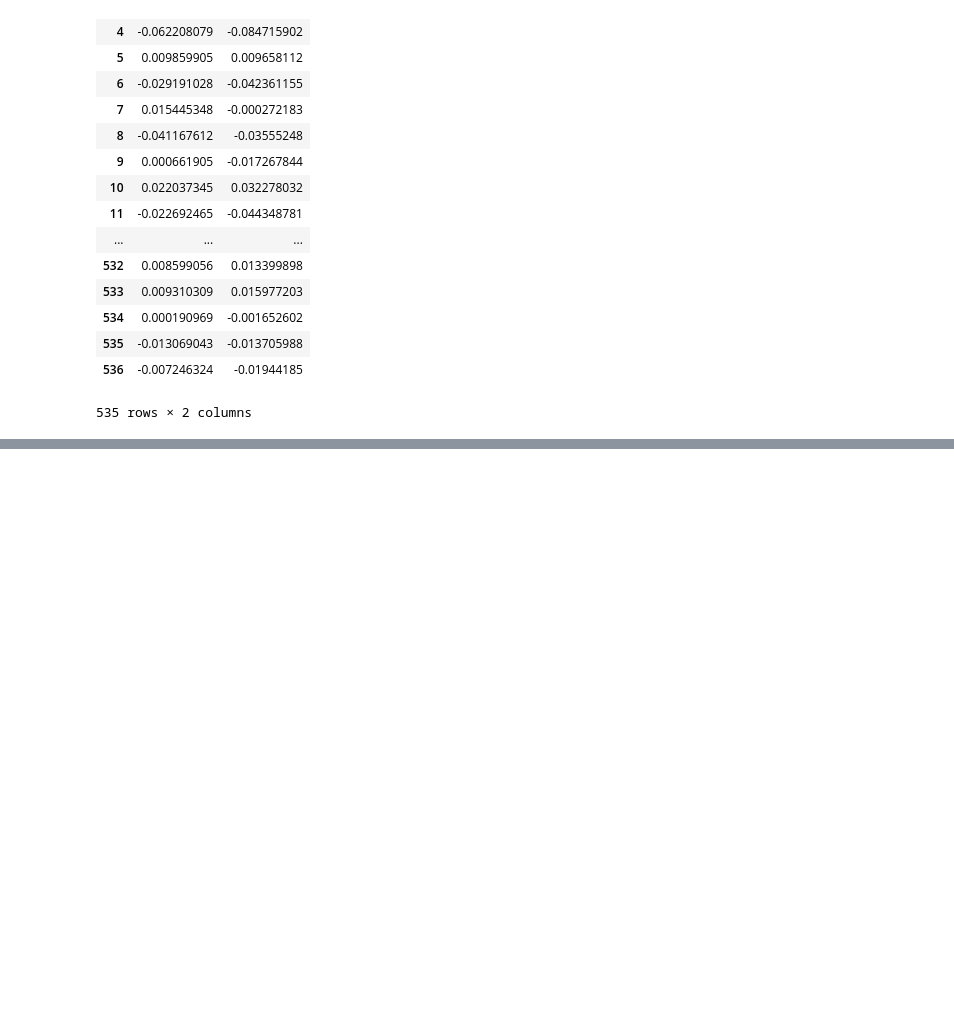
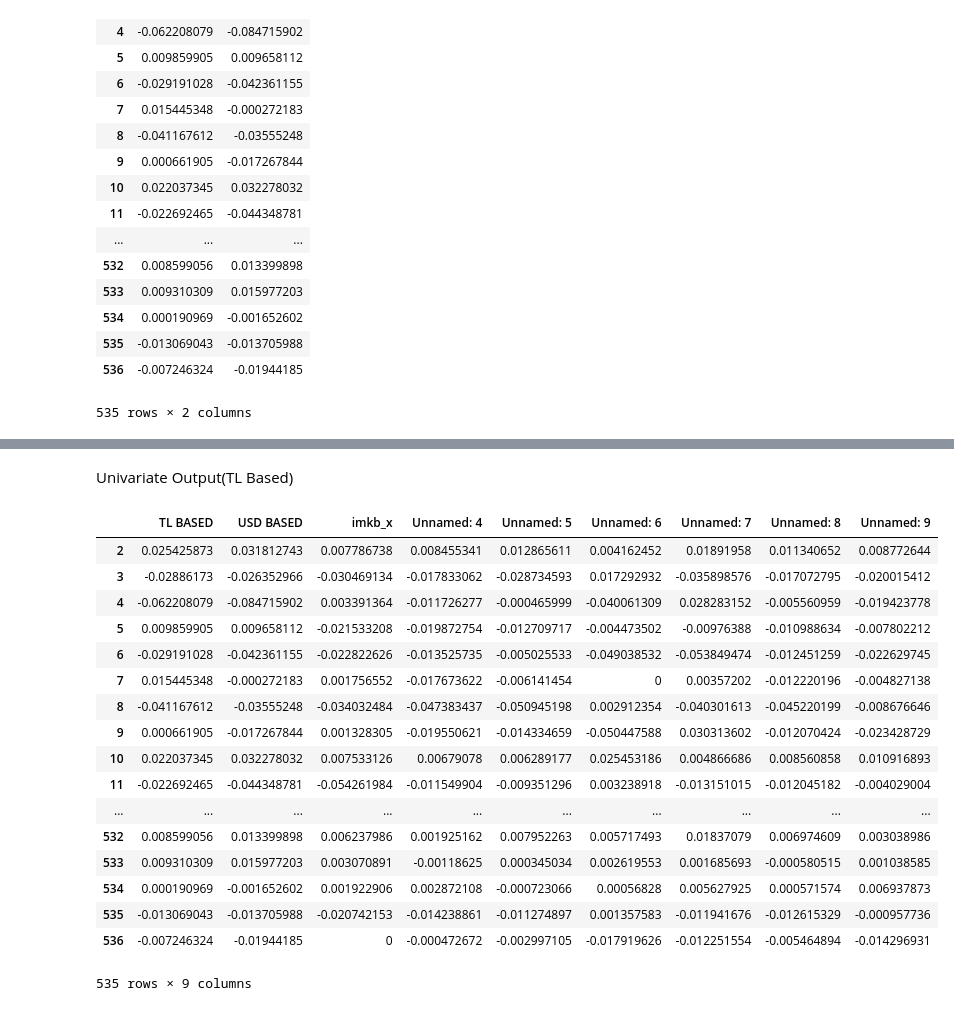
Before and after one commit to ChungChanJoe/COM6911-BBVI_in_SparseGP, a Jupyter notebook: Code/Istanbul stock dataset.ipynb, the cells around one changed output, grey strips where cells are left out. Saved outputs shown, nothing was run; the diff lists cells and outputs as text; code cells hidden in the pictures; blank space fills up the shorter version.

```diff
--- a/Code/Istanbul stock dataset.ipynb
+++ b/Code/Istanbul stock dataset.ipynb
@@ -139,0 +347,23 @@ INFO:tensorflow:Optimization terminated with:
+# %% [markdown]
+Univariate Output(TL Based)
+# %%
+Original_dataset
+# %% [output]
+|  | TL BASED | USD BASED | imkb_x | Unnamed: 4 | Unnamed: 5 | Unnamed: 6 | Unnamed: 7 | Unnamed: 8 | Unnamed: 9 |
+| 2 | 0.025425873 | 0.031812743 | 0.007786738 | 0.008455341 | 0.012865611 | 0.004162452 | 0.01891958 | 0.011340652 | 0.008772644 |
+| 3 | -0.02886173 | -0.026352966 | -0.030469134 | -0.017833062 | -0.028734593 | 0.017292932 | -0.035898576 | -0.017072795 | -0.020015412 |
+| 4 | -0.062208079 | -0.084715902 | 0.003391364 | -0.011726277 | -0.000465999 | -0.040061309 | 0.028283152 | -0.005560959 | -0.019423778 |
+| 5 | 0.009859905 | 0.009658112 | -0.021533208 | -0.019872754 | -0.012709717 | -0.004473502 | -0.00976388 | -0.010988634 | -0.007802212 |
+| 6 | -0.029191028 | -0.042361155 | -0.022822626 | -0.013525735 | -0.005025533 | -0.049038532 | -0.053849474 | -0.012451259 | -0.022629745 |
+| 7 | 0.015445348 | -0.000272183 | 0.001756552 | -0.017673622 | -0.006141454 | 0 | 0.00357202 | -0.012220196 | -0.004827138 |
+| 8 | -0.041167612 | -0.03555248 | -0.034032484 | -0.047383437 | -0.050945198 | 0.002912354 | -0.040301613 | -0.045220199 | -0.008676646 |
+| 9 | 0.000661905 | -0.017267844 | 0.001328305 | -0.019550621 | -0.014334659 | -0.050447588 | 0.030313602 | -0.012070424 | -0.023428729 |
+| 10 | 0.022037345 | 0.032278032 | 0.007533126 | 0.00679078 | 0.006289177 | 0.025453186 | 0.004866686 | 0.008560858 | 0.010916893 |
+| 11 | -0.022692465 | -0.044348781 | -0.054261984 | -0.011549904 | -0.009351296 | 0.003238918 | -0.013151015 | -0.012045182 | -0.004029004 |
+| ... | ... | ... | ... | ... | ... | ... | ... | ... | ... |
+| 532 | 0.008599056 | 0.013399898 | 0.006237986 | 0.001925162 | 0.007952263 | 0.005717493 | 0.01837079 | 0.006974609 | 0.003038986 |
+| 533 | 0.009310309 | 0.015977203 | 0.003070891 | -0.00118625 | 0.000345034 | 0.002619553 | 0.001685693 | -0.000580515 | 0.001038585 |
+| 534 | 0.000190969 | -0.001652602 | 0.001922906 | 0.002872108 | -0.000723066 | 0.00056828 | 0.005627925 | 0.000571574 | 0.006937873 |
+| 535 | -0.013069043 | -0.013705988 | -0.020742153 | -0.014238861 | -0.011274897 | 0.001357583 | -0.011941676 | -0.012615329 | -0.000957736 |
+| 536 | -0.007246324 | -0.01944185 | 0 | -0.000472672 | -0.002997105 | -0.017919626 | -0.012251554 | -0.005464894 | -0.014296931 |
+535 rows × 9 columns
```
Also changed, not shown: parts of 32 cells of this notebook.
